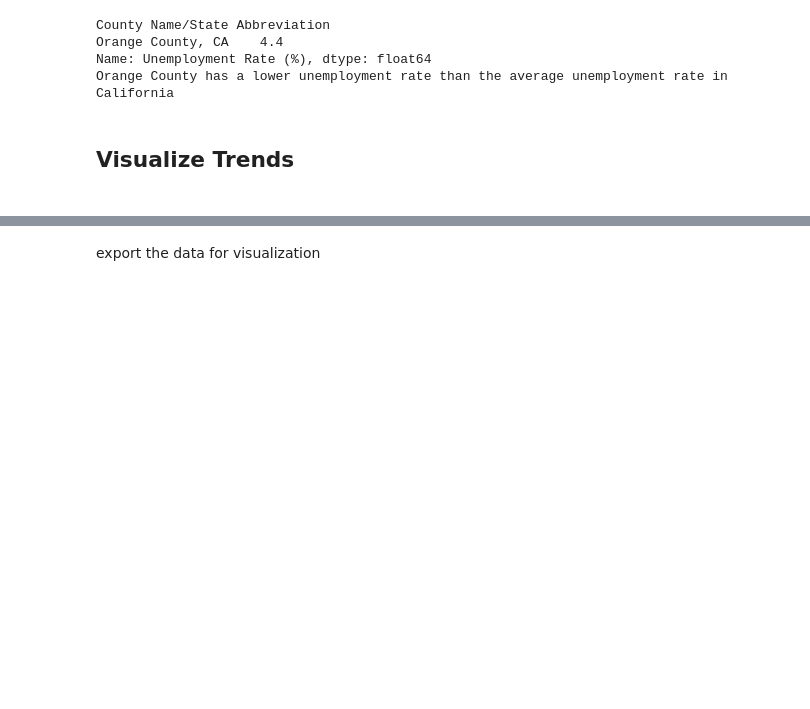
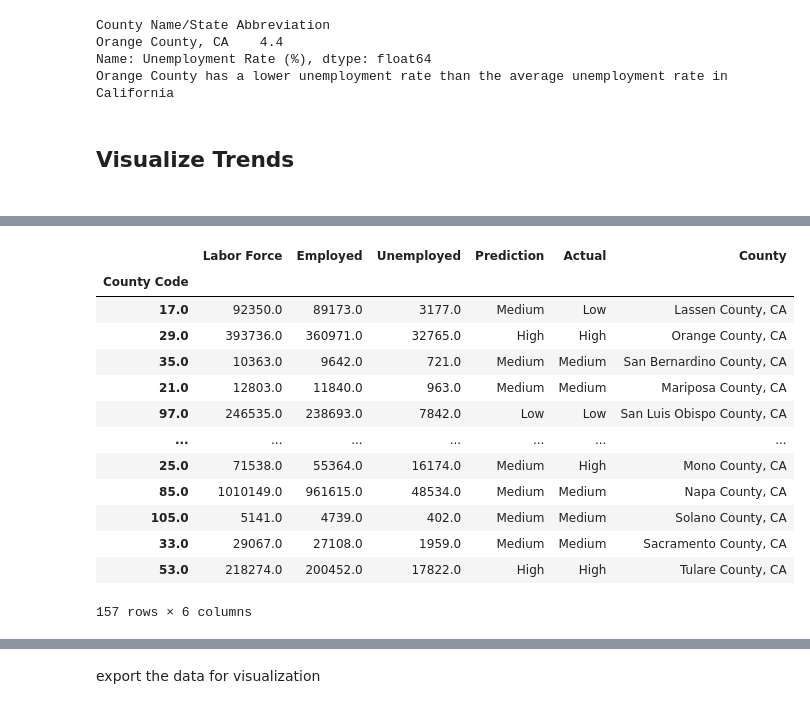
Before and after one commit to VictoriaaTran/Unemployment-Rate, a Jupyter notebook: Analysis.ipynb, the cells around one changed output, grey strips where cells are left out. Cells and saved outputs as stored; diff of their text form; code cells hidden in the pictures; blank space fills up the shorter version.

```diff
--- a/Analysis.ipynb
+++ b/Analysis.ipynb
@@ -341,0 +352,58 @@ for i in range(len(CA_Avg)):
+# %%
+from sklearn.model_selection import train_test_split
+from sklearn.tree import DecisionTreeClassifier
+from sklearn.ensemble import RandomForestClassifier
+from dmba import plotDecisionTree, classificationSummary
+
+#determine thresholds
+low = 4.5
+medium = 8
+
+#create a new column for unemployment rate category
+mergedData['Unemployed Rate Category'] = pd.cut(mergedData['Unemployment Rate (%)'], bins=[0, low, medium, float('inf')], labels=['Low', 'Medium', 'High'])
+
+#set County code as index for later retrieval
+mergedData.set_index('County Code', inplace=True)
+
+#CalUnemp_rate: need to reset index later to get the county name
+CalUnemp_rate = mergedData[mergedData['State'] == 'CA']
+
+#1. selecting features
+x = CalUnemp_rate[['Labor Force', 'Employed', 'Unemployed']]
+y = CalUnemp_rate['Unemployed Rate Category']
+
+#2. split test/train
+train_X, test_X, train_y, test_y = train_test_split(x, y, test_size=0.3, random_state=0)
+
+#3. classify tree
+tree = DecisionTreeClassifier(criterion='gini',max_depth=3, random_state=1, min_impurity_decrease= 0.01)
+tree.fit(train_X, train_y)
+
+#make predict
+y_pred = tree.predict(test_X)
+
+#for each county in CA and their prediction vs actual
+comparison = test_X.copy() #make a copy of the test data
+comparison['Prediction'] = y_pred #add the prediction column
+comparison['Actual'] = test_y #add the actual column
+
+#reset the index for CalUnemp_rate to get the county name
+CalUnemp_rate_reset = CalUnemp_rate.reset_index()
+comparison['County'] = CalUnemp_rate_reset.loc[test_X.index, 'County Name/State Abbreviation'] #add the county column
+
+comparison
+# %% [output]
+|  | Labor Force | Employed | Unemployed | Prediction | Actual | County |
+| County Code |  |  |  |  |  |  |
+| 17.0 | 92350.0 | 89173.0 | 3177.0 | Medium | Low | Lassen County, CA |
+| 29.0 | 393736.0 | 360971.0 | 32765.0 | High | High | Orange County, CA |
+| 35.0 | 10363.0 | 9642.0 | 721.0 | Medium | Medium | San Bernardino County, CA |
+| 21.0 | 12803.0 | 11840.0 | 963.0 | Medium | Medium | Mariposa County, CA |
+| 97.0 | 246535.0 | 238693.0 | 7842.0 | Low | Low | San Luis Obispo County, CA |
+| ... | ... | ... | ... | ... | ... | ... |
+| 25.0 | 71538.0 | 55364.0 | 16174.0 | Medium | High | Mono County, CA |
+| 85.0 | 1010149.0 | 961615.0 | 48534.0 | Medium | Medium | Napa County, CA |
+| 105.0 | 5141.0 | 4739.0 | 402.0 | Medium | Medium | Solano County, CA |
+| 33.0 | 29067.0 | 27108.0 | 1959.0 | Medium | Medium | Sacramento County, CA |
+| 53.0 | 218274.0 | 200452.0 | 17822.0 | High | High | Tulare County, CA |
+157 rows × 6 columns
```
Also changed, not shown: parts of 6 cells of this notebook.
